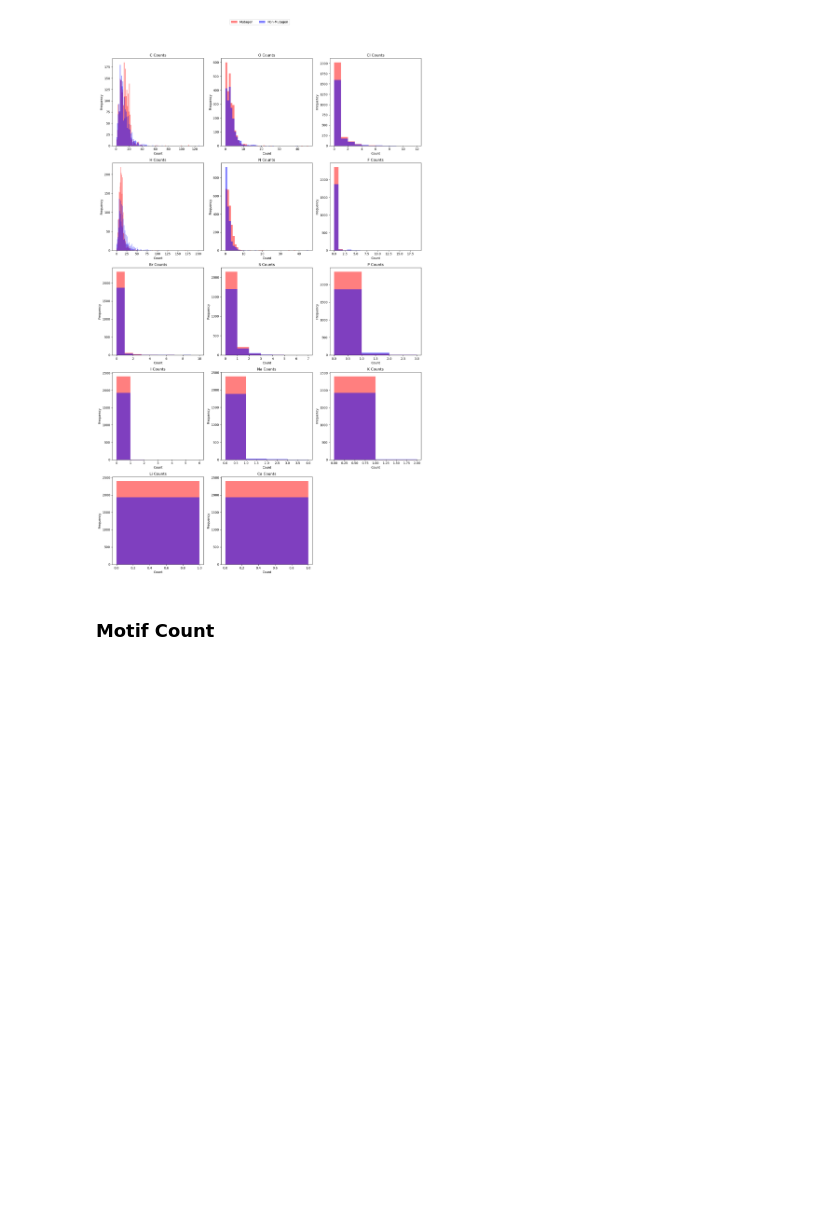
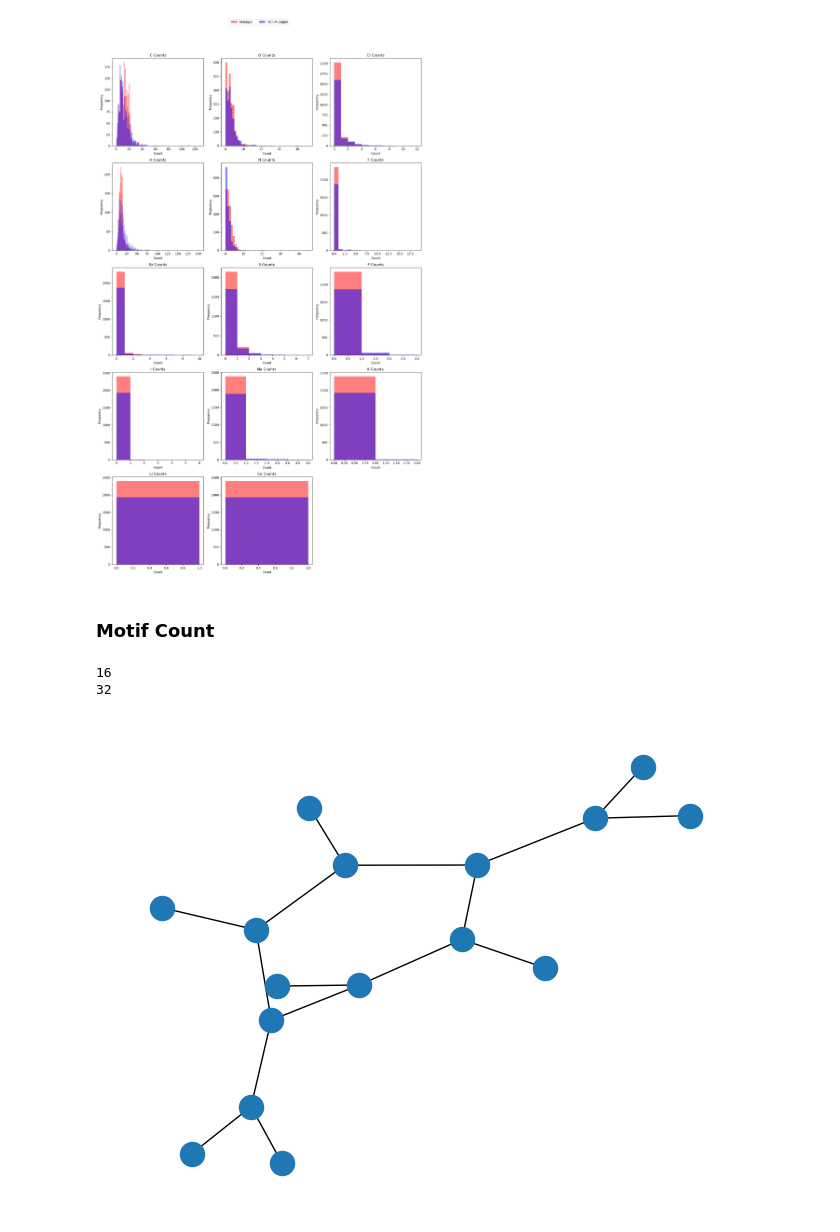
Before and after one commit to vladnotandrei/vip-interpretable-graph-classification, a Jupyter notebook: experiments/query_engineering.ipynb, the cells around one changed output. Cells and saved outputs as stored; diff of their text form; code cells hidden in the pictures; blank space fills up the shorter version.

```diff
--- a/experiments/query_engineering.ipynb
+++ b/experiments/query_engineering.ipynb
@@ -108,3 +108,13 @@ plt.show()
 #     ax.set_title(f'{atom} (nonmutagen)')
 # %% [markdown]
 ### Motif Count
+# %%
+data = dataset[0]
+G = to_networkx(data, to_undirected=True, edge_attrs=['edge_attr'], node_attrs=['x'])
+nx.draw(G)
+print(data.num_nodes)
+print(data.num_edges)
+# %% [output]
+16
+32
+[figure, added]
```
Also changed, not shown: parts of 12 cells of this notebook, 1 other file.
